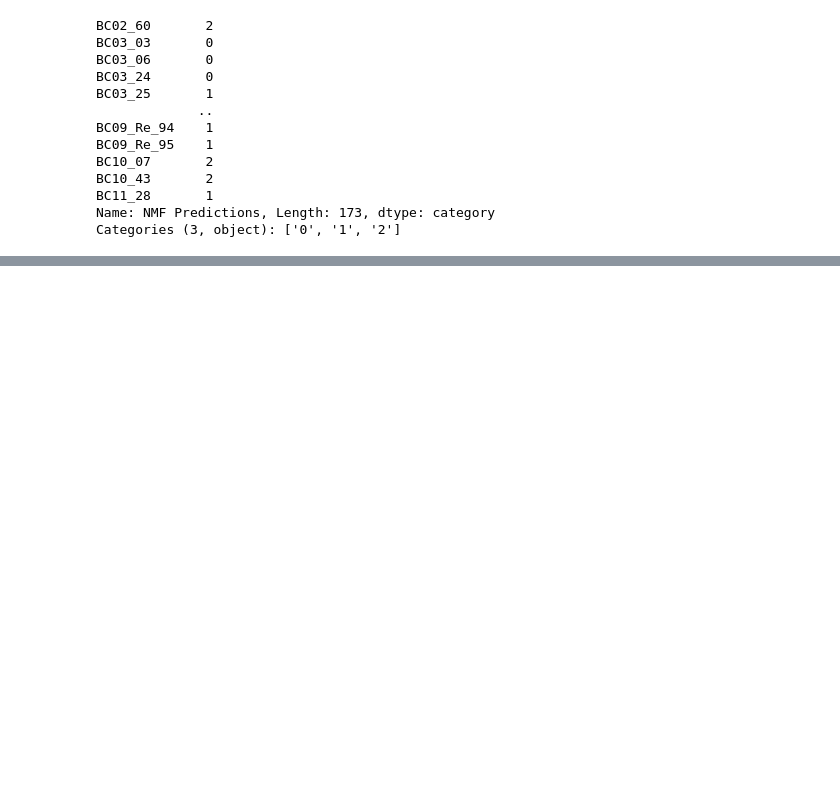
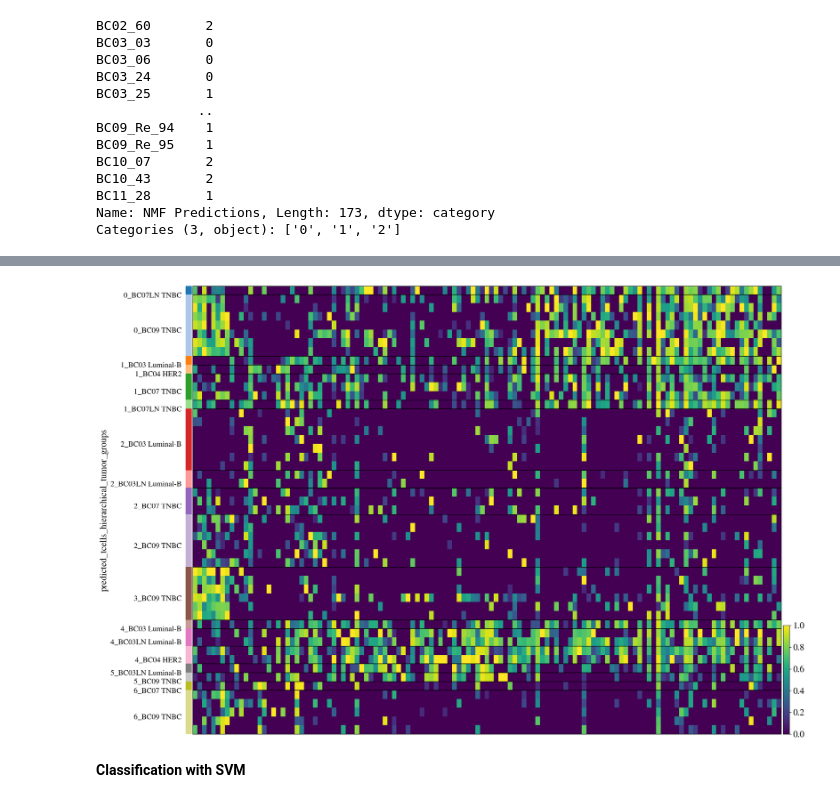
Before and after one commit to KyriakosPsa/BreastCancer-SingleCell, a Jupyter notebook: immunecellanalysis.ipynb, the cells around one changed output, grey strips where cells are left out. Cells and saved outputs as stored; diff of their text form; code cells hidden in the pictures; blank space fills up the shorter version.

```diff
--- a/immunecellanalysis.ipynb
+++ b/immunecellanalysis.ipynb
@@ -88,0 +195,13 @@ WARNING: Gene labels are not shown when more than 50 genes are visualized. To sh
+# %%
+from sklearn.cluster import AgglomerativeClustering
+
+clustering = AgglomerativeClustering(n_clusters = n_clusters, linkage = 'ward')
+predicted_labels = clustering.fit_predict(data)
+
+# Assign the predicted cluster labels to your dataset
+adata_tcells.obs['predicted_clusters_hierarchical'] = predicted_labels
+
+# Alternatively, if you want to assign labels from t_cells_final_numbered dictionary
+labels = [str(label) for label in predicted_labels]
+labels_mapped = [t_cells_final_numbered[label] for label in labels]
+adata_tcells.obs['predicted_clusters_hierarchical'] = labels_mapped
@@ -88,0 +228,3 @@ WARNING: Gene labels are not shown when more than 50 genes are visualized. To sh
+# %%
+adata_tcells = set_the_class(adata_tcells, 'predicted_clusters_hierarchical', 'predicted_tcells_hierarchical')
+# %% [output]
@@ -88,0 +232,3 @@ WARNING: Gene labels are not shown when more than 50 genes are visualized. To sh
+[figure, added]
+# %% [markdown]
+**Classification with SVM**
```
Also changed, not shown: parts of 23 cells of this notebook.
